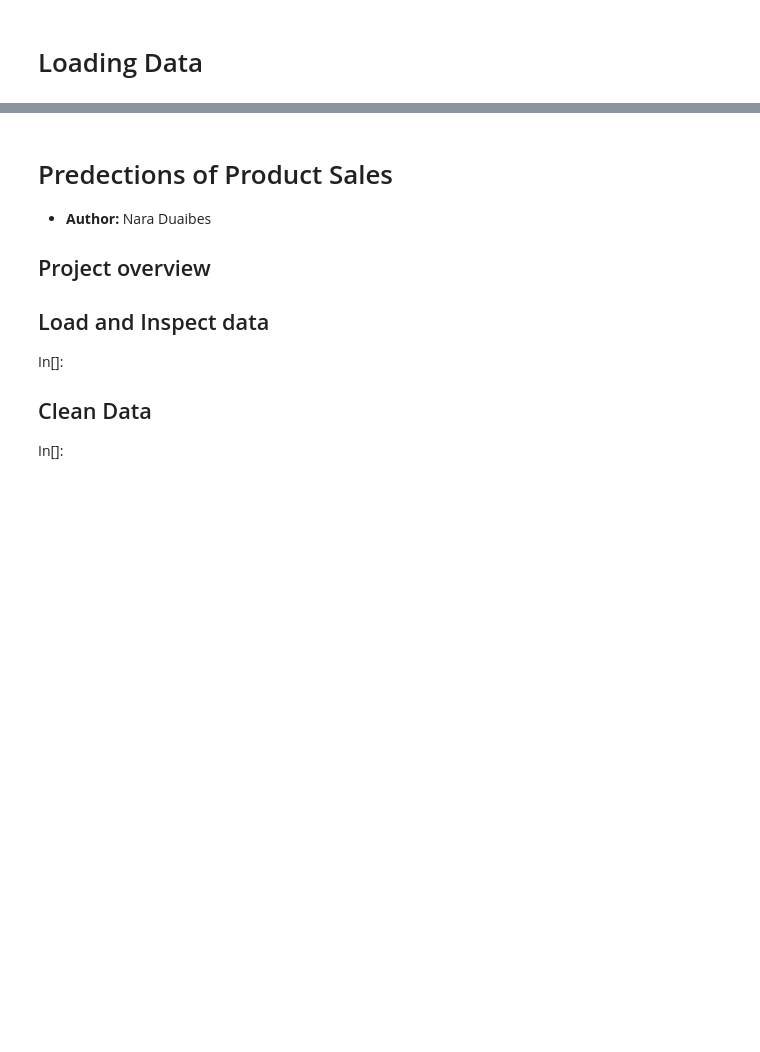
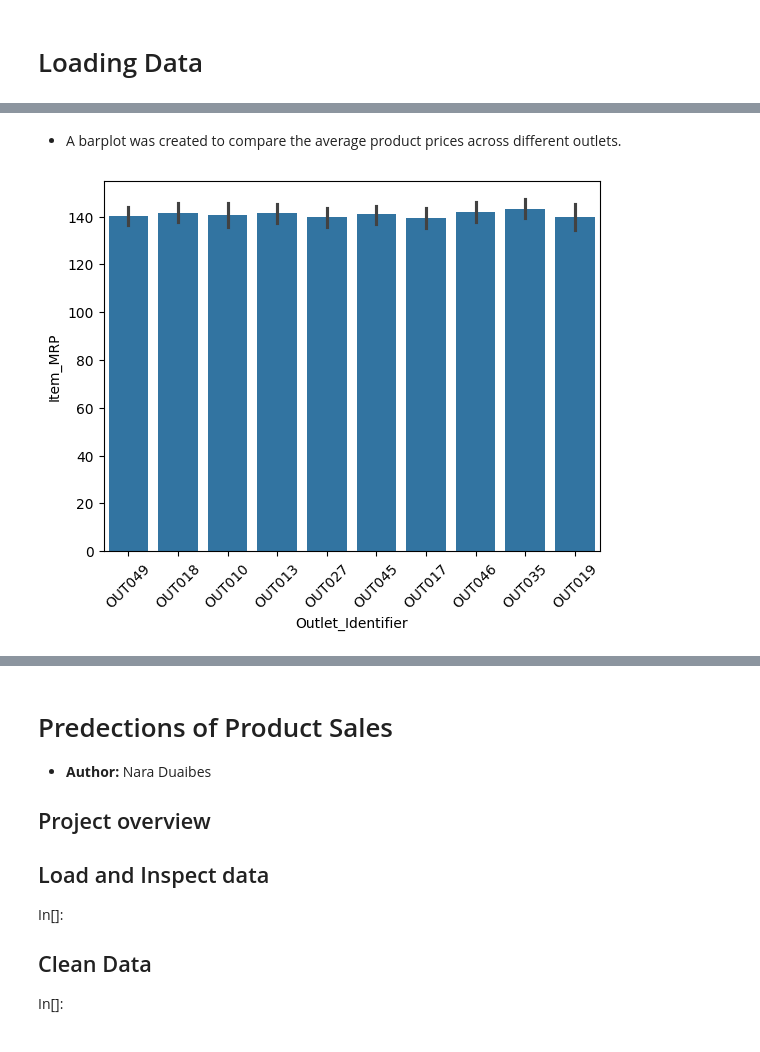
Before and after one commit to NaraDaibes/Predictions-Of-Product-Sales, a Jupyter notebook: project1.ipynb, the cells around one changed output, grey strips where cells are left out. Drawn from its saved outputs; the diff is of its cells as text; code cells hidden in the pictures; blank space fills up the shorter version.

```diff
--- a/project1.ipynb
+++ b/project1.ipynb
@@ -62,0 +223,7 @@ df.shape
+# %% [markdown]
+* A barplot was created to compare the average product prices across different outlets.
+# %%
+ax=sns.barplot(data=df,x='Outlet_Identifier', y='Item_MRP')
+ax.tick_params(axis='x', rotation=45)
+# %% [output]
+[figure, added]
```
Also changed, not shown: parts of 30 cells of this notebook.
